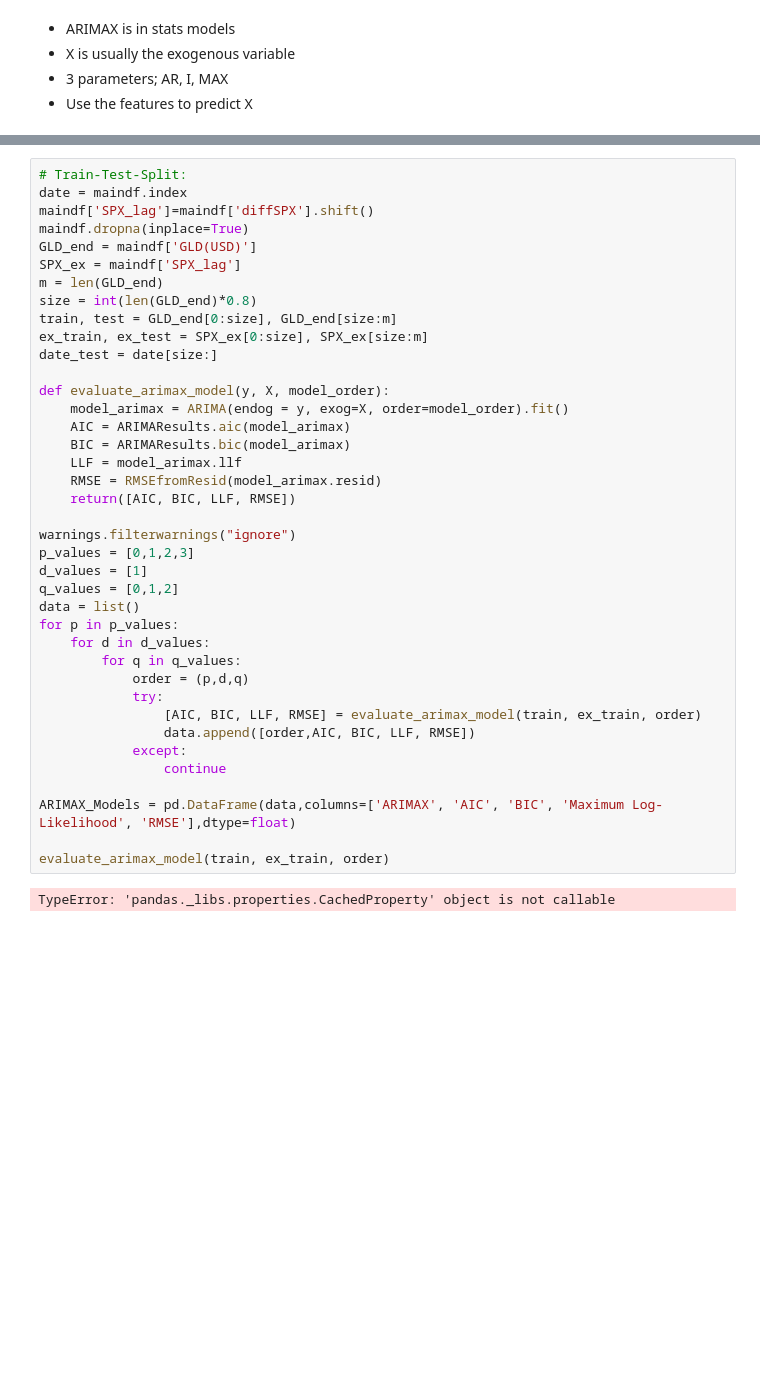
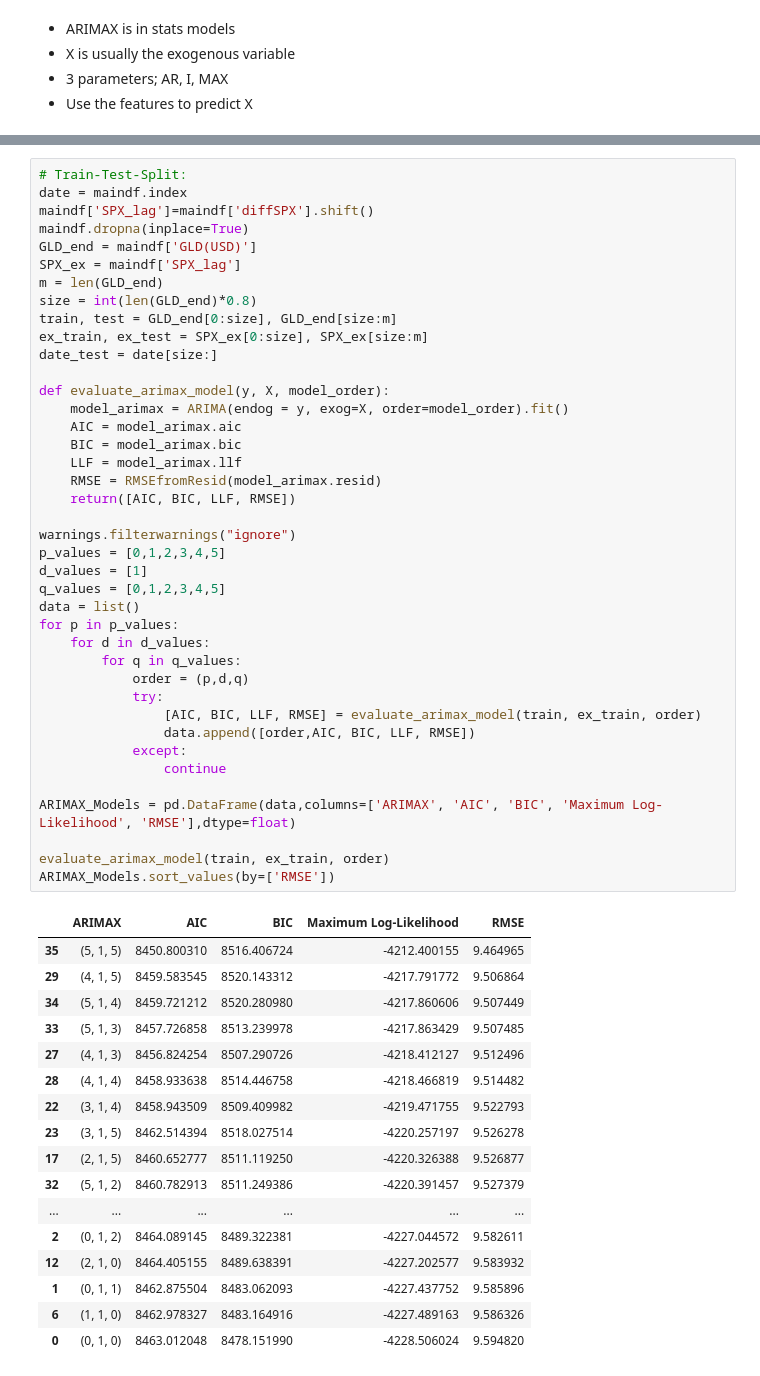
Before and after one commit to Shane-McCallum/ARIMAX-Gold-and-S-P500-Time-Series, a Jupyter notebook: THE WORK BOOK.ipynb, the cells around one changed output, grey strips where cells are left out. Saved outputs shown, nothing was run; the diff lists cells and outputs as text; blank space fills up the shorter version.

```diff
--- a/THE WORK BOOK.ipynb
+++ b/THE WORK BOOK.ipynb
@@ -649,37 +561,54 @@ GLD_end = maindf['GLD(USD)']
 SPX_ex = maindf['SPX_lag']
 m = len(GLD_end)
 size = int(len(GLD_end)*0.8)
 train, test = GLD_end[0:size], GLD_end[size:m]
 ex_train, ex_test = SPX_ex[0:size], SPX_ex[size:m]
 date_test = date[size:]
 
 def evaluate_arimax_model(y, X, model_order):
     model_arimax = ARIMA(endog = y, exog=X, order=model_order).fit()
-    AIC = ARIMAResults.aic(model_arimax)
-    BIC = ARIMAResults.bic(model_arimax)
+    AIC = model_arimax.aic
+    BIC = model_arimax.bic
     LLF = model_arimax.llf
     RMSE = RMSEfromResid(model_arimax.resid)
     return([AIC, BIC, LLF, RMSE])
 
 warnings.filterwarnings("ignore")
-p_values = [0,1,2,3]
+p_values = [0,1,2,3,4,5]
 d_values = [1]
-q_values = [0,1,2]
+q_values = [0,1,2,3,4,5]
 data = list()
 for p in p_values:
     for d in d_values:
         for q in q_values:
             order = (p,d,q)
             try:
                 [AIC, BIC, LLF, RMSE] = evaluate_arimax_model(train, ex_train, order)
                 data.append([order,AIC, BIC, LLF, RMSE])
             except:
                 continue
 
 ARIMAX_Models = pd.DataFrame(data,columns=['ARIMAX', 'AIC', 'BIC', 'Maximum Log-Likelihood', 'RMSE'],dtype=float)
 
 evaluate_arimax_model(train, ex_train, order)
+ARIMAX_Models.sort_values(by=['RMSE'])
 # %% [output]
-TypeError: 'pandas._libs.properties.CachedProperty' object is not callable
+|  | ARIMAX | AIC | BIC | Maximum Log-Likelihood | RMSE |
+| 35 | (5, 1, 5) | 8450.800310 | 8516.406724 | -4212.400155 | 9.464965 |
+| 29 | (4, 1, 5) | 8459.583545 | 8520.143312 | -4217.791772 | 9.506864 |
+| 34 | (5, 1, 4) | 8459.721212 | 8520.280980 | -4217.860606 | 9.507449 |
+| 33 | (5, 1, 3) | 8457.726858 | 8513.239978 | -4217.863429 | 9.507485 |
+| 27 | (4, 1, 3) | 8456.824254 | 8507.290726 | -4218.412127 | 9.512496 |
+| 28 | (4, 1, 4) | 8458.933638 | 8514.446758 | -4218.466819 | 9.514482 |
+| 22 | (3, 1, 4) | 8458.943509 | 8509.409982 | -4219.471755 | 9.522793 |
+| 23 | (3, 1, 5) | 8462.514394 | 8518.027514 | -4220.257197 | 9.526278 |
+| 17 | (2, 1, 5) | 8460.652777 | 8511.119250 | -4220.326388 | 9.526877 |
+| 32 | (5, 1, 2) | 8460.782913 | 8511.249386 | -4220.391457 | 9.527379 |
+| ... | ... | ... | ... | ... | ... |
+| 2 | (0, 1, 2) | 8464.089145 | 8489.322381 | -4227.044572 | 9.582611 |
+| 12 | (2, 1, 0) | 8464.405155 | 8489.638391 | -4227.202577 | 9.583932 |
+| 1 | (0, 1, 1) | 8462.875504 | 8483.062093 | -4227.437752 | 9.585896 |
+| 6 | (1, 1, 0) | 8462.978327 | 8483.164916 | -4227.489163 | 9.586326 |
+| 0 | (0, 1, 0) | 8463.012048 | 8478.151990 | -4228.506024 | 9.594820 |
 # %%
 # For predicting from grid search cv
```
Also changed, not shown: parts of 23 cells of this notebook.
